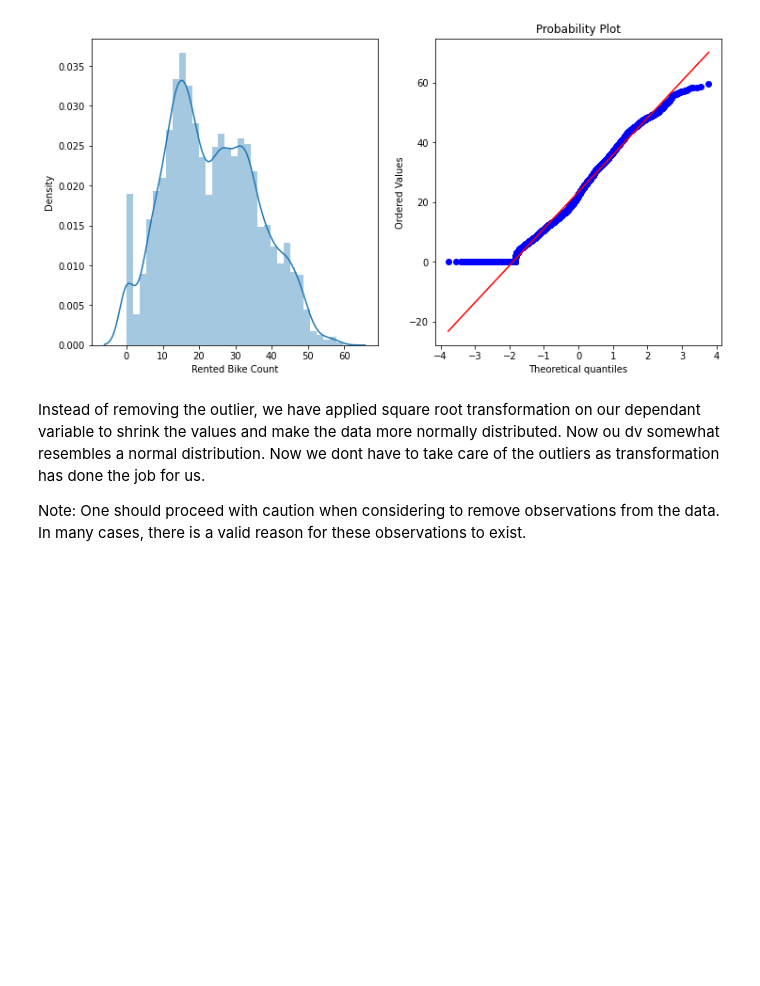
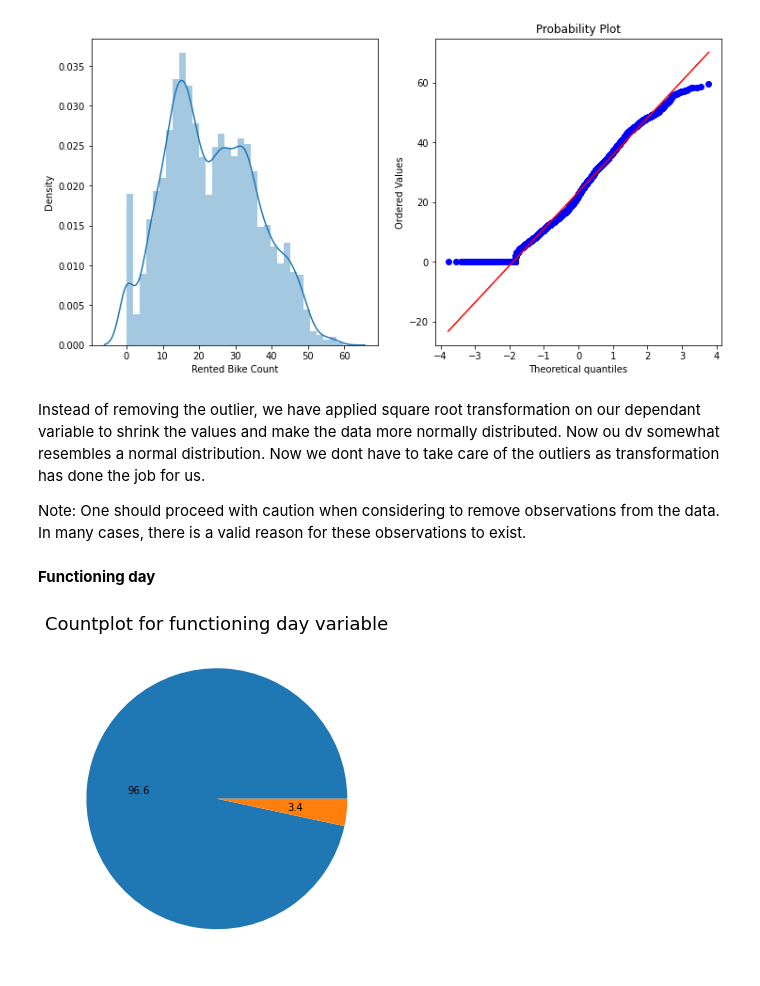
Before and after one commit to rahool010/Bike-Sharing-Demand-Prediction, a Jupyter notebook: Bike_Sharing_Demand_Prediction_Capstone_Project.ipynb, the cells around one changed output. Saved outputs shown, nothing was run; the diff lists cells and outputs as text; code cells hidden in the pictures; blank space fills up the shorter version.

```diff
--- a/Bike_Sharing_Demand_Prediction_Capstone_Project.ipynb
+++ b/Bike_Sharing_Demand_Prediction_Capstone_Project.ipynb
@@ -153,3 +153,13 @@ Kurtosis: -0.657201
 Instead of removing the outlier, we have applied square root transformation on our dependant variable to shrink the values and make the data more normally distributed. Now ou dv somewhat resembles a normal distribution. Now we dont have to take care of the outliers as transformation has done the job for us.
 
 Note: One should proceed with caution when considering to remove observations from the data. In many cases, there is a valid reason for these observations to exist.
+# %% [markdown]
+**Functioning day**
+# %%
+# Visualizing the counts
+plt.figure(figsize=(14,6))
+plt.pie(seoul_df['Functioning Day'].value_counts(), autopct='%1.1f')
+plt.title('Countplot for functioning day variable', fontsize=18)
+plt.show()
+# %% [output]
+[figure, added]
```
Also changed, not shown: parts of 6 cells of this notebook.
